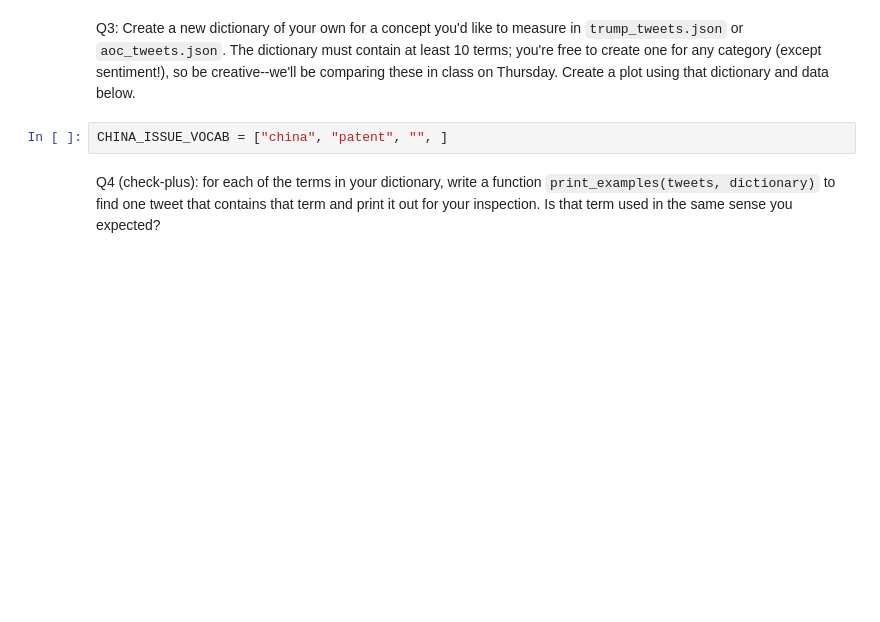
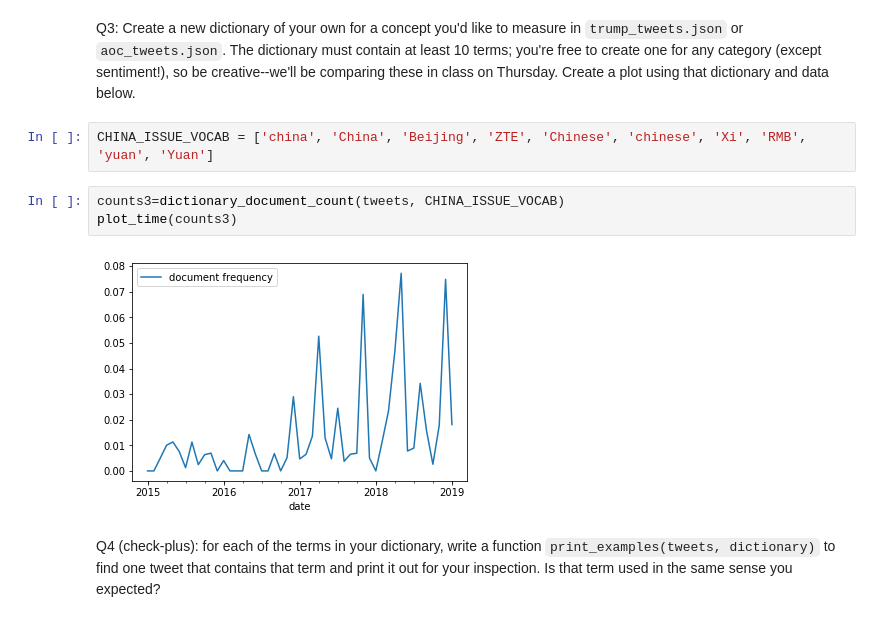
Before and after one commit to gdomnijl/anlp19, a Jupyter notebook: 3.dictionaries/DictionaryTimeSeries_TODO.ipynb, the cells around one changed output. Saved outputs shown, nothing was run; the diff lists cells and outputs as text; blank space fills up the shorter version.

```diff
--- a/3.dictionaries/DictionaryTimeSeries_TODO.ipynb
+++ b/3.dictionaries/DictionaryTimeSeries_TODO.ipynb
@@ -129,6 +133,11 @@ plot_time(counts)
 # %% [markdown]
 Q3: Create a new dictionary of your own for a concept you'd like to measure in `trump_tweets.json` or `aoc_tweets.json`.  The dictionary must contain at least 10 terms; you're free to create one for any category (except sentiment!), so be creative--we'll be comparing these in class on Thursday. Create a plot using that dictionary and data below.
-# %%
-CHINA_ISSUE_VOCAB = ["china", "patent", "", ]
+# %%
+CHINA_ISSUE_VOCAB = ['china', 'China', 'Beijing', 'ZTE', 'Chinese', 'chinese', 'Xi', 'RMB', 'yuan', 'Yuan']
+# %%
+counts3=dictionary_document_count(tweets, CHINA_ISSUE_VOCAB)
+plot_time(counts3)
+# %% [output]
+[figure, added]
 # %% [markdown]
 Q4 (check-plus): for each of the terms in your dictionary, write a function `print_examples(tweets, dictionary)` to find one tweet that contains that term and print it out for your inspection.  Is that term used in the same sense you expected?
```
Also changed, not shown: parts of 9 cells of this notebook.
